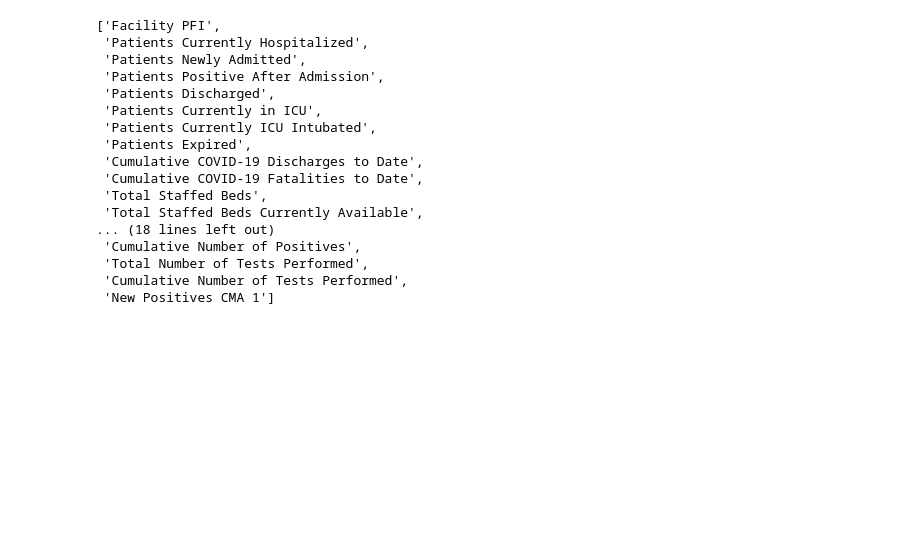
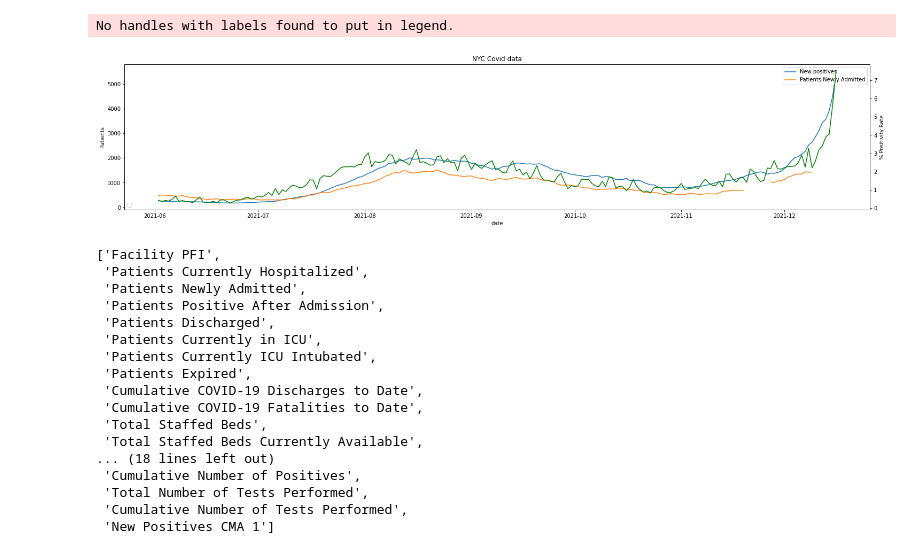
Before and after one commit to adervish/random_public, a Jupyter notebook: NYC_Hospitals.ipynb, the cells around one changed output. Cells and saved outputs as stored; diff of their text form; code cells hidden in the pictures; blank space fills up the shorter version.

```diff
--- a/NYC_Hospitals.ipynb
+++ b/NYC_Hospitals.ipynb
@@ -53,3 +49,29 @@ No handles with labels found to put in legend.
+# %%
+
+merged = pd.merge(nh, nyc, how='outer', left_index=True, right_index=True)
+#merged = merged.sort_values('Test Date')
+merged['New Positives CMA 1'] = merged['New Positives'].rolling(7).mean()
+merged['Patients Newly Admitted'] = merged['Patients Newly Admitted'].rolling(7).mean()
+merged['Patients Newly Admitted'] = merged['Patients Newly Admitted'] * 17
+merged['Positivity rate'] =  merged['New Positives'] / merged['Total Number of Tests Performed'] * 100
+merged['Patients Newly Admitted'] = merged['Patients Newly Admitted'].shift(-5)
+
+chopped = merged[ merged.index.to_series() > '2021-06-01']
+fig,ax = plt.subplots(figsize=(25,5))
+ax.plot(chopped.index, chopped['New Positives CMA 1'], label='New positives')
+ax.plot(chopped.index, chopped['Patients Newly Admitted'], label='Patients Newly Admitted')
+ax.set_xlabel("date")
+ax.set_ylabel("Patients")
+ax2=ax.twinx()
+ax2.plot(chopped.index, chopped['Positivity rate'], color="green")
+ax2.set_ylabel('% Positivity Rate')
+ax.legend(loc=1)
+ax2.legend(loc=3)
+plt.title('NYC Covid data')
+plt.draw()
+# %% [output]
+No handles with labels found to put in legend.
+[figure, added]
 # %%
 list(merged.columns)
 # %% [output]
```
Also changed, not shown: parts of 3 cells of this notebook.
